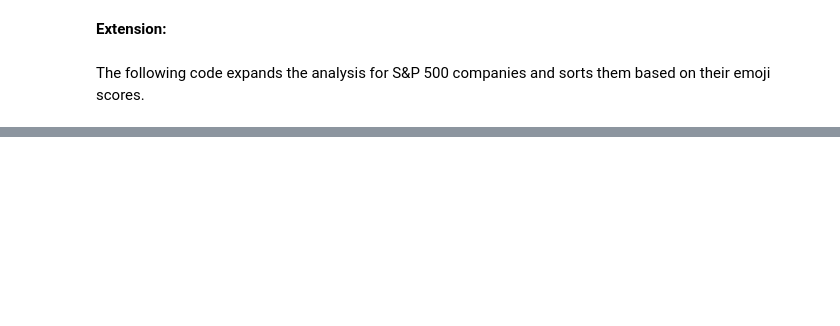
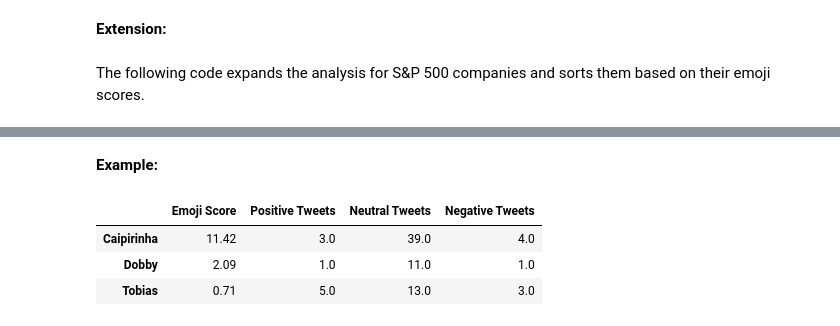
Before and after one commit to pashkaa8/Introduction-to-Programming, a Jupyter notebook: twitter_scrape_v2.ipynb, the cells around one changed output, grey strips where cells are left out. Drawn from its saved outputs; the diff is of its cells as text; code cells hidden in the pictures; blank space fills up the shorter version.

```diff
--- a/twitter_scrape_v2.ipynb
+++ b/twitter_scrape_v2.ipynb
@@ -296,0 +300,10 @@ Using the logic provided, the code can be expanded for whatever selection of com
+# %% [markdown]
+**Example:**
+# %%
+dog_names = ["Dobby", "Tobias", "Caipirinha"]
+scores(dog_names).sort_values(by=["Emoji Score"], ascending=False)
+# %% [output]
+|  | Emoji Score | Positive Tweets | Neutral Tweets | Negative Tweets |
+| Caipirinha | 11.42 | 3.0 | 39.0 | 4.0 |
+| Dobby | 2.09 | 1.0 | 11.0 | 1.0 |
+| Tobias | 0.71 | 5.0 | 13.0 | 3.0 |
```
Also changed, not shown: parts of 9 cells of this notebook.
